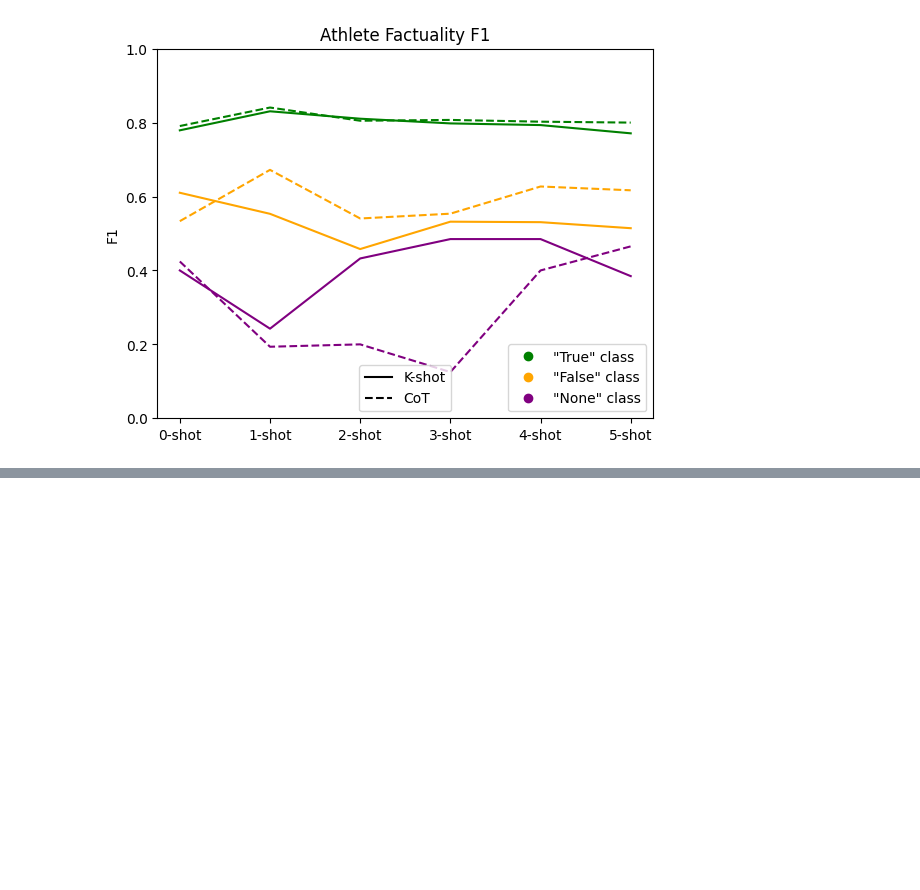
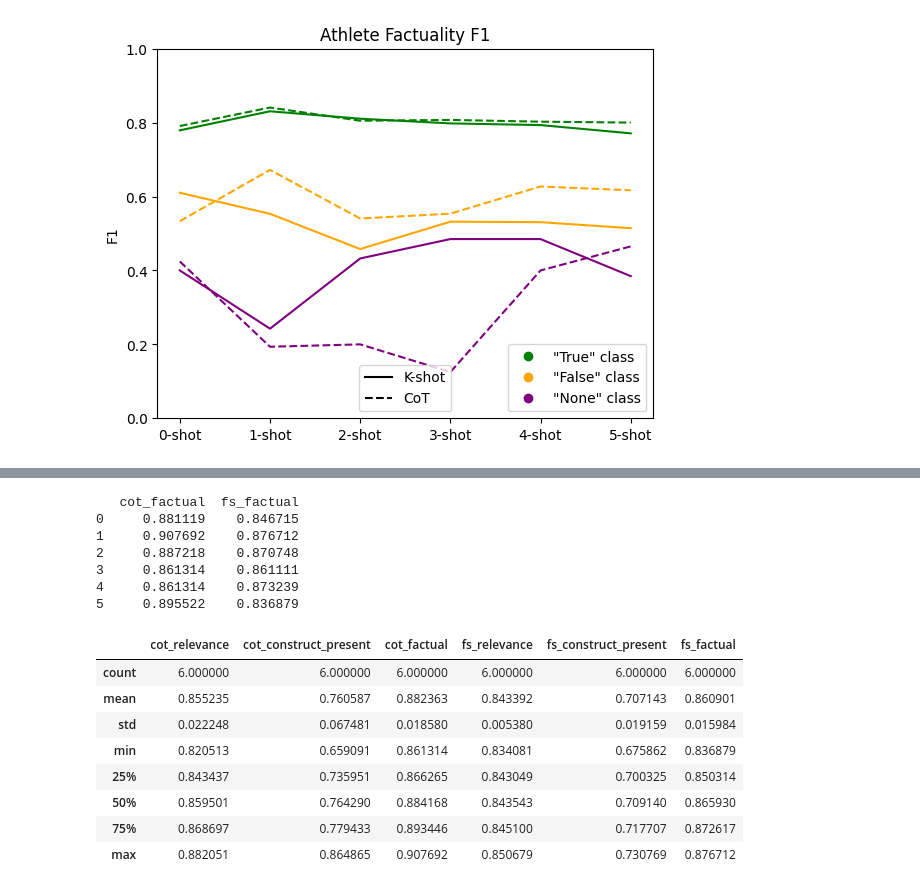
Before and after one commit to meghorikawa/ULLM, a Jupyter notebook: Data_Analysis.ipynb, the cells around one changed output, grey strips where cells are left out. Cells and saved outputs as stored; diff of their text form; code cells hidden in the pictures; blank space fills up the shorter version.

```diff
--- a/Data_Analysis.ipynb
+++ b/Data_Analysis.ipynb
@@ -33,7 +33,10 @@ relevance_colnames = df_athlete.filter(like='relevance').columns.tolist()
 #get columns that say "construct_present"
 construct_colnames = df_athlete.filter(like='construct_present').columns.tolist()
 
-col_name_lists = [factual_colnames, relevance_colnames, construct_colnames]
+col_name_lists_athletes = [factual_colnames, relevance_colnames, construct_colnames]
+col_name_lists_bday = [relevance_colnames, construct_colnames]
+
+col_name_lists = col_name_lists_athletes
 
 def print_unique_values_per_col(df):
   """
@@ -53,7 +56,7 @@ print("Data before cleaning\n")
 print_unique_values_per_col(df_athlete)
 
 # Now clean the Athlete data
-for col_list in col_name_lists:
+for col_list in col_name_lists_athletes:
   unique_values = {col: df_athlete[col].unique() for col in col_list}
 
   # clean the data of strings unwanted strings
@@ -887,0 +1055,21 @@ for metric in ["precision", "recall", "f1"]:
+# %%
+def make_factuality_binary(df):
+  '''
+  Turns all Nones into False in columns that have to do with factuality, making it a binary property.
+
+  -------------
+  parameters:
+    df - the dataframe
+  '''
+  # columns that say "factual" in the name
+  fact_colnames = df.filter(like='factual').columns.tolist()
+
+  print(fact_colnames)
+
+  for col in fact_colnames:
+    df.loc[pd.isna(df[col])] = False
+
+  return df
+
+# A new dataframe that takes all False and None as the same class.
+df_athlete_fact_binary = make_factuality_binary(df_athlete)
@@ -887,0 +1101,12 @@ for metric in ["precision", "recall", "f1"]:
+# %%
+# Usual binary precision for FS and COT
+bi_fact_cot_precision_scores = list_maker(precision_score, df_athlete_fact_binary, 'factual', 'COT', 5)
+bi_fact_fs_precision_scores = list_maker(precision_score, df_athlete_fact_binary, 'factual', 'FS', 5)
+
+# Binary recall
+bi_fact_cot_recall_scores = list_maker(recall_score, df_athlete_fact_binary, 'factual', 'COT', 5)
+bi_fact_fs_recall_scores = list_maker(recall_score, df_athlete_fact_binary, 'factual', 'FS', 5)
+
+# Binary F1
+bi_fact_cot_f1_scores = list_maker(f1_score, df_athlete_fact_binary, 'factual', 'COT', 5)
+bi_fact_fs_f1_scores = list_maker(f1_score, df_athlete_fact_binary, 'factual', 'FS', 5)
@@ -887,0 +1135,21 @@ for metric in ["precision", "recall", "f1"]:
+# %%
+bi_fact_f1_df = pd.DataFrame(list(zip(x_axis_labels, athlete_rel_cot_f1_scores, athlete_const_cot_f1_scores, bi_fact_cot_f1_scores, athlete_rel_fs_f1_scores, athlete_const_fs_f1_scores, bi_fact_fs_f1_scores)), columns=athlete_y_axis_labels)
+print(bi_fact_f1_df.filter(like="factual"))
+bi_fact_f1_df.describe()
+# %% [output]
+   cot_factual  fs_factual
+0     0.881119    0.846715
+1     0.907692    0.876712
+2     0.887218    0.870748
+3     0.861314    0.861111
+4     0.861314    0.873239
+5     0.895522    0.836879
+|  | cot_relevance | cot_construct_present | cot_factual | fs_relevance | fs_construct_present | fs_factual |
+| count | 6.000000 | 6.000000 | 6.000000 | 6.000000 | 6.000000 | 6.000000 |
+| mean | 0.855235 | 0.760587 | 0.882363 | 0.843392 | 0.707143 | 0.860901 |
+| std | 0.022248 | 0.067481 | 0.018580 | 0.005380 | 0.019159 | 0.015984 |
+| min | 0.820513 | 0.659091 | 0.861314 | 0.834081 | 0.675862 | 0.836879 |
+| 25% | 0.843437 | 0.735951 | 0.866265 | 0.843049 | 0.700325 | 0.850314 |
+| 50% | 0.859501 | 0.764290 | 0.884168 | 0.843543 | 0.709140 | 0.865930 |
+| 75% | 0.868697 | 0.779433 | 0.893446 | 0.845100 | 0.717707 | 0.872617 |
+| max | 0.882051 | 0.864865 | 0.907692 | 0.850679 | 0.730769 | 0.876712 |
```
Also changed, not shown: parts of 48 cells of this notebook.
